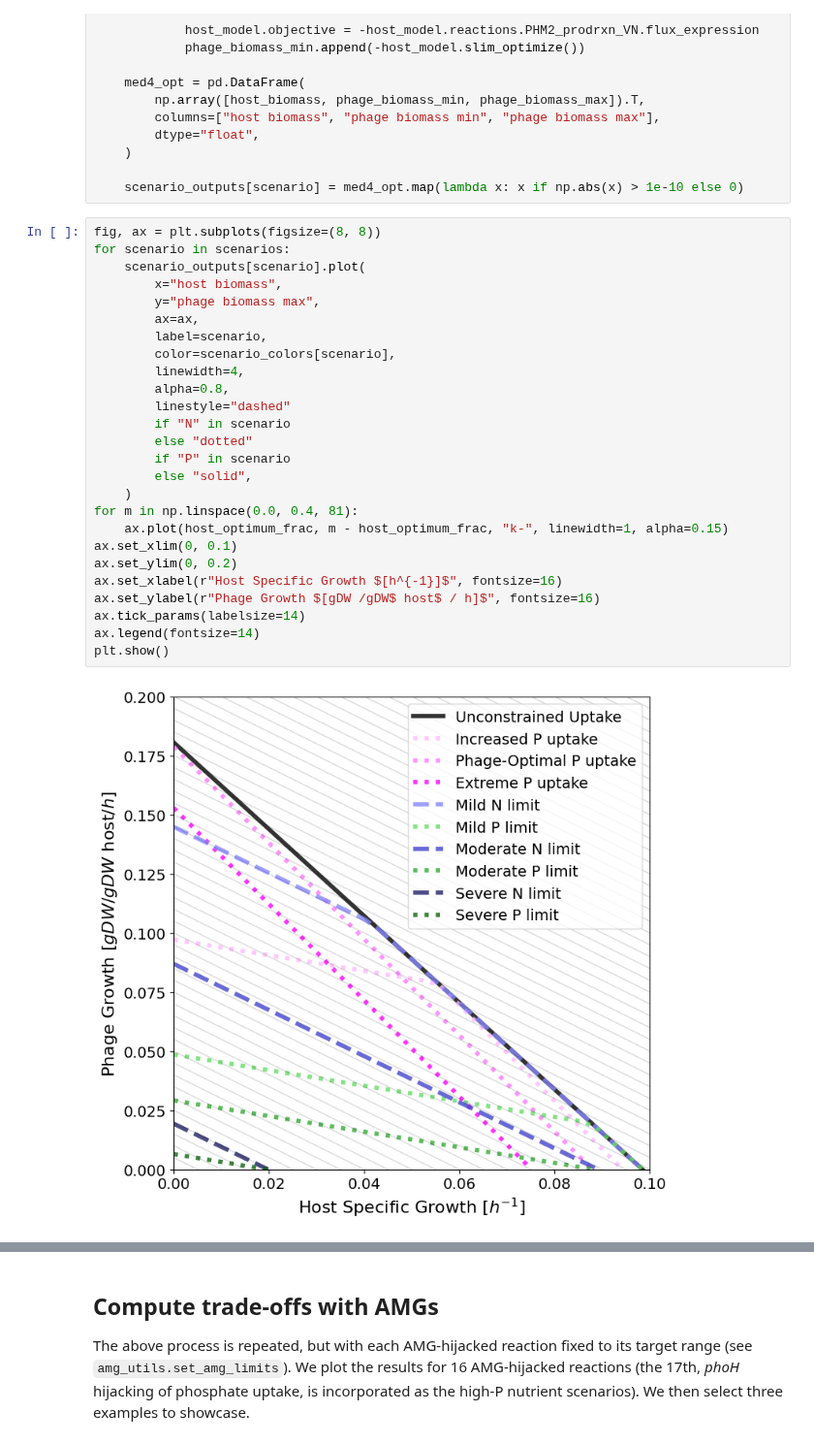
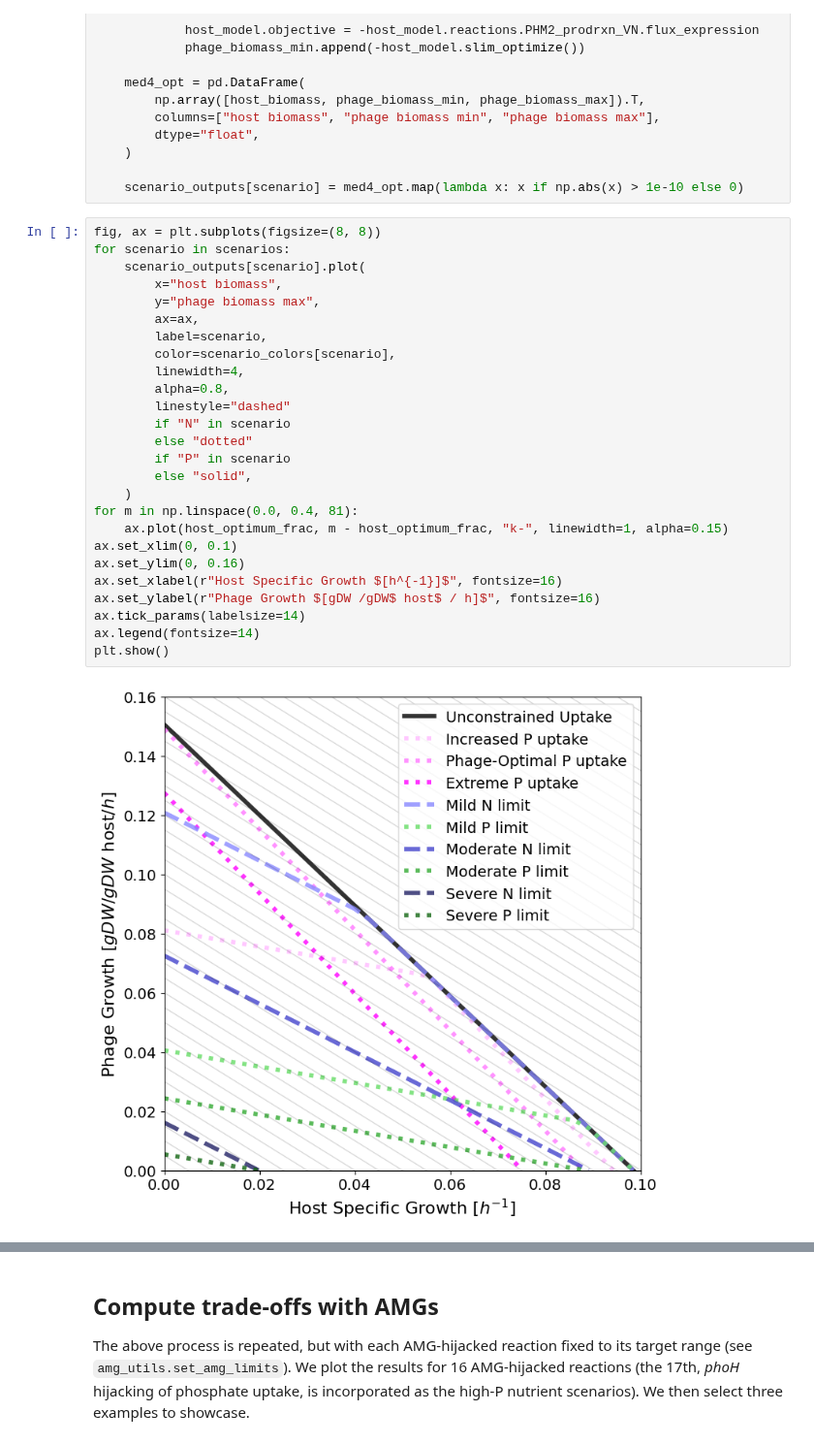
Before and after one commit to NWBRaVE/p-hm2-amgs-in-med4, a Jupyter notebook: host_vs_phage_biomass.ipynb, the cells around one changed output, grey strips where cells are left out. Shown at 97% size. Drawn from its saved outputs; the diff is of its cells as text.

```diff
--- a/host_vs_phage_biomass.ipynb
+++ b/host_vs_phage_biomass.ipynb
@@ -161,31 +161,31 @@ for scenario in tqdm(scenarios):
 # %%
 fig, ax = plt.subplots(figsize=(8, 8))
 for scenario in scenarios:
     scenario_outputs[scenario].plot(
         x="host biomass",
         y="phage biomass max",
         ax=ax,
         label=scenario,
         color=scenario_colors[scenario],
         linewidth=4,
         alpha=0.8,
         linestyle="dashed"
         if "N" in scenario
         else "dotted"
         if "P" in scenario
         else "solid",
     )
 for m in np.linspace(0.0, 0.4, 81):
     ax.plot(host_optimum_frac, m - host_optimum_frac, "k-", linewidth=1, alpha=0.15)
 ax.set_xlim(0, 0.1)
-ax.set_ylim(0, 0.2)
+ax.set_ylim(0, 0.16)
 ax.set_xlabel(r"Host Specific Growth $[h^{-1}]$", fontsize=16)
 ax.set_ylabel(r"Phage Growth $[gDW /gDW$ host$ / h]$", fontsize=16)
 ax.tick_params(labelsize=14)
 ax.legend(fontsize=14)
 plt.show()
 # %% [output]
-[figure, old version]
+[figure, new version]
 # %%
 pref = scenario_outputs["Unconstrained Uptake"]["phage biomass max"].max()
 href = scenario_outputs["Unconstrained Uptake"]["host biomass"].max()
```
Also changed, not shown: parts of 3 cells of this notebook, 4 other files.
